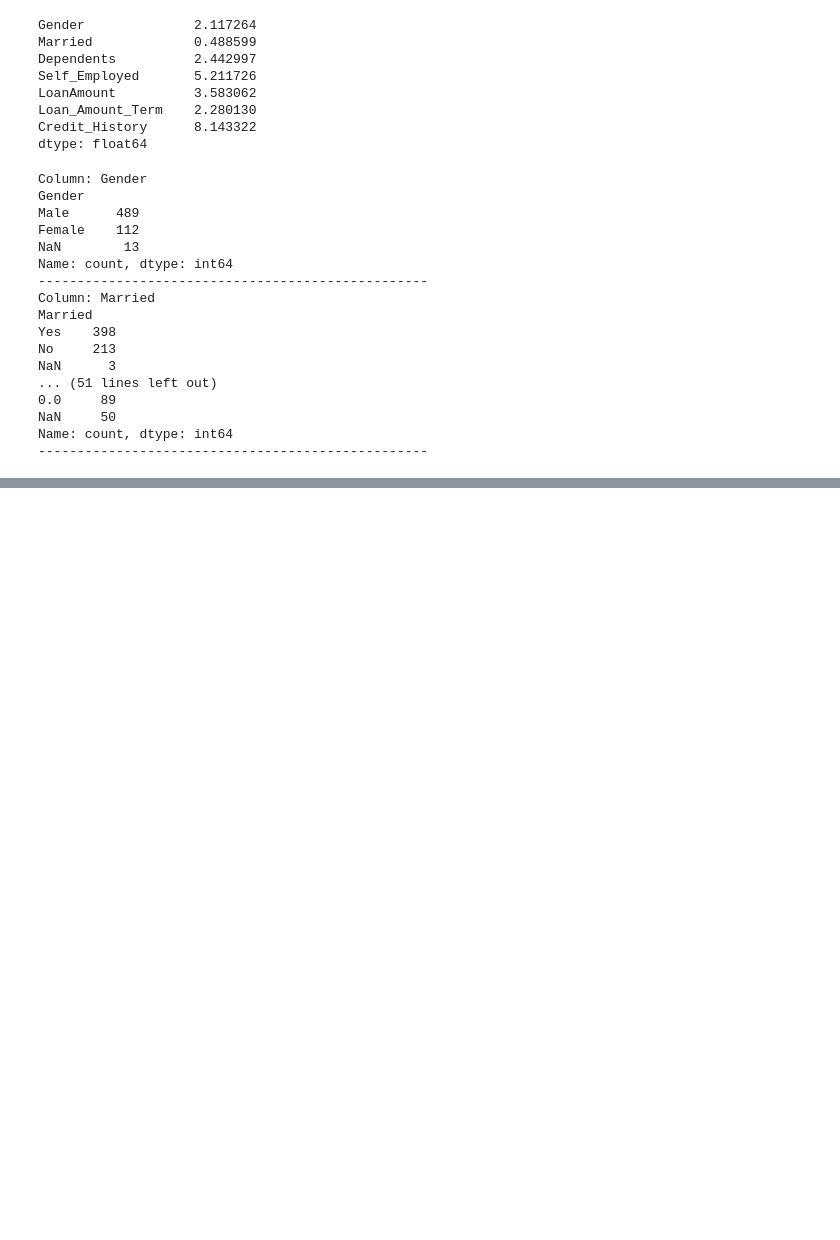
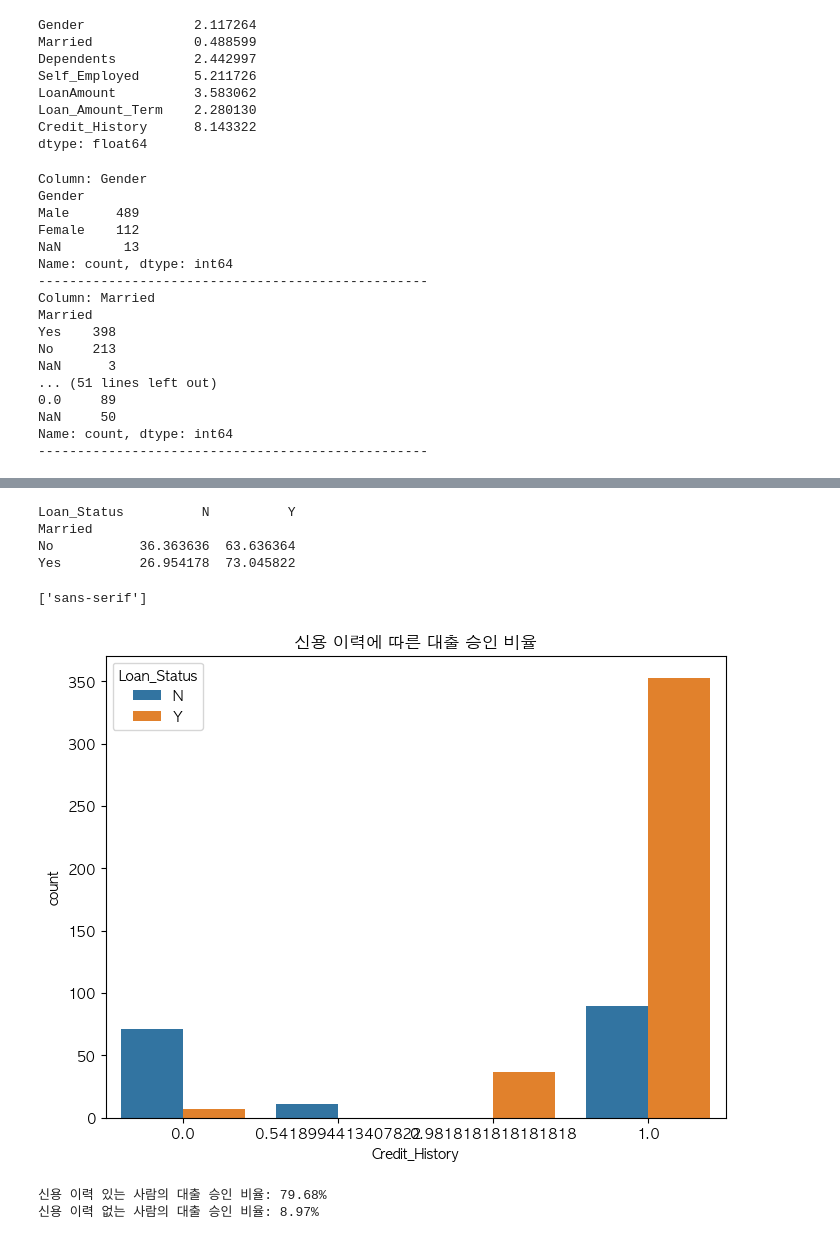
Before and after one commit to lshwa/Toy_proj, a Jupyter notebook: toy_project.ipynb, the cells around one changed output, grey strips where cells are left out. Drawn from its saved outputs; the diff is of its cells as text; code cells hidden in the pictures; blank space fills up the shorter version.

```diff
--- a/toy_project.ipynb
+++ b/toy_project.ipynb
@@ -256,0 +378,9 @@ Name: count, dtype: int64
+# %%
+# 결혼 상태별 대출 승인율과 거부율 계산
+married_loan_status_percentage = train.groupby('Married')['Loan_Status'].value_counts(normalize=True).unstack() * 100
+print(married_loan_status_percentage)
+# %% [output]
+Loan_Status          N          Y
+Married
+No           36.363636  63.636364
+Yes          26.954178  73.045822
@@ -256,0 +401,22 @@ Name: count, dtype: int64
+# %%
+import matplotlib.pyplot as plt
+import matplotlib.font_manager as fm
+
+#plt.rc('font', family='Malgun Gothic')  # 윈도우
+plt.rc('font', family='AppleGothic')  # 맥
+# plt.rc('font', family='NanumGothic')  # 리눅스
+
+# 마이너스 기호 깨짐 방지
+plt.rcParams['axes.unicode_minus'] = False
+# %%
+import matplotlib.pyplot as plt
+
+plt.rc('font', family='AppleGothic')
+plt.rcParams['axes.unicode_minus'] = False  # 마이너스 기호 깨짐 방지
+# %%
+import matplotlib.pyplot as plt
+import matplotlib as mpl
+
+print(mpl.rcParams['font.family'])  # 현재 사용 중인 폰트 확인
+# %% [output]
+['sans-serif']
@@ -256,0 +425,21 @@ Name: count, dtype: int64
+# %%
+# 신용 이력에 따른 대출 승인 비율
+plt.figure(figsize=(8,6))
+sns.countplot(x='Credit_History', hue='Loan_Status', data=train)
+plt.title('신용 이력에 따른 대출 승인 비율')
+plt.show()
+# %% [output]
+[figure, added]
+# %%
+credit_history_1 = train[train['Credit_History'] == 1]
+credit_history_0 = train[train['Credit_History'] == 0]
+
+# 대출 승인 비율 계산 수치화
+credit_history_1_approval_rate = credit_history_1['Loan_Status'].value_counts(normalize=True)['Y'] * 100
+credit_history_0_approval_rate = credit_history_0['Loan_Status'].value_counts(normalize=True)['Y'] * 100
+
+print(f"신용 이력 있는 사람의 대출 승인 비율: {credit_history_1_approval_rate:.2f}%")
+print(f"신용 이력 없는 사람의 대출 승인 비율: {credit_history_0_approval_rate:.2f}%")
+# %% [output]
+신용 이력 있는 사람의 대출 승인 비율: 79.68%
+신용 이력 없는 사람의 대출 승인 비율: 8.97%
```
Also changed, not shown: parts of 30 cells of this notebook.
